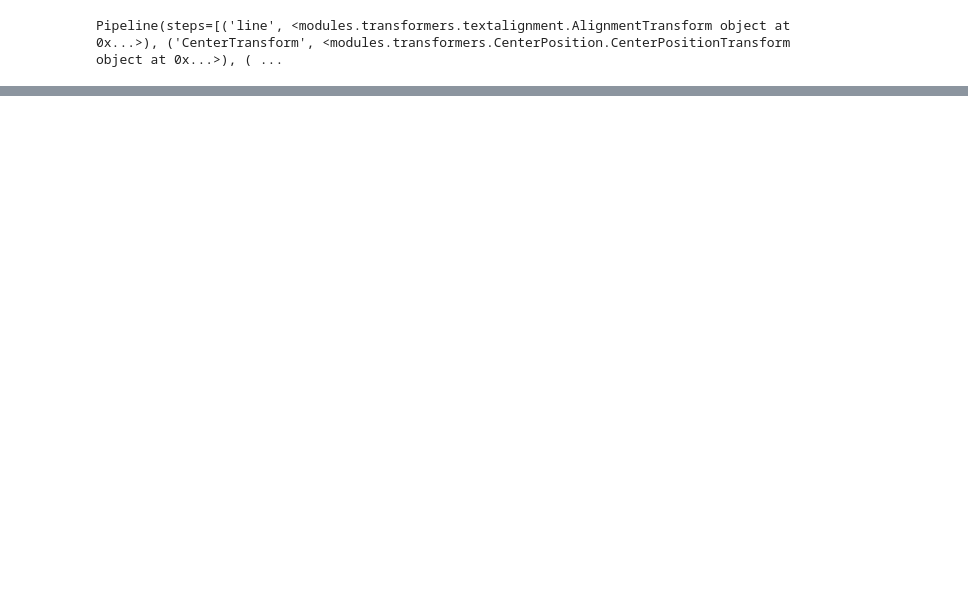
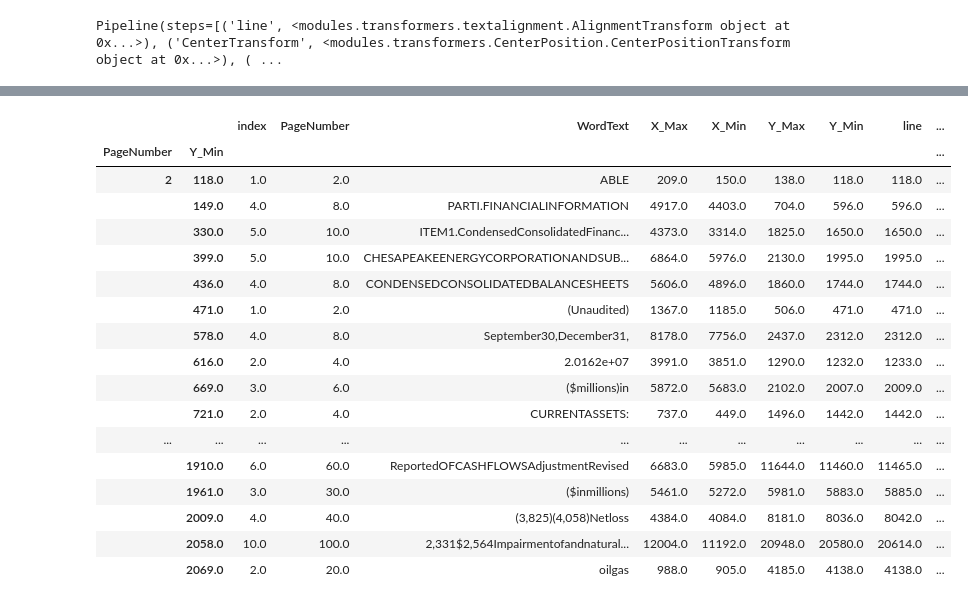
Before and after one commit to juangw/FinancialReporter, a Jupyter notebook: trcode/PageExtraction.ipynb, the cells around one changed output, grey strips where cells are left out. Saved outputs shown, nothing was run; the diff lists cells and outputs as text; code cells hidden in the pictures; blank space fills up the shorter version.

```diff
--- a/trcode/PageExtraction.ipynb
+++ b/trcode/PageExtraction.ipynb
@@ -174,0 +227,41 @@ print(combined.named_steps['line'].transform(chk_words))
+# %%
+def text_align(df):
+    newlist = []
+    previous = 0
+    count = 0
+    for row in df.Y_Min:
+        if count == 0:
+            previous = row
+            newlist.append(previous)
+        else:
+            if abs(row - previous) > 10:
+                previous = row
+                newlist.append(row)
+            else:
+                row = previous
+                newlist.append(row)
+        count = count + 1
+    return newlist
+# %%
+chk_words['Y_Min'] = text_align(chk_words)
+# %%
+chk_words.groupby(['PageNumber','Y_Min']).apply(lambda x: x.sum())
+# %% [output]
+|  |  | index | PageNumber | WordText | X_Max | X_Min | Y_Max | Y_Min | line | ... |
+| PageNumber | Y_Min |  |  |  |  |  |  |  |  | ... |
+| 2 | 118.0 | 1.0 | 2.0 | ABLE | 209.0 | 150.0 | 138.0 | 118.0 | 118.0 | ... |
+|  | 149.0 | 4.0 | 8.0 | PARTI.FINANCIALINFORMATION | 4917.0 | 4403.0 | 704.0 | 596.0 | 596.0 | ... |
+|  | 330.0 | 5.0 | 10.0 | ITEM1.CondensedConsolidatedFinanc... | 4373.0 | 3314.0 | 1825.0 | 1650.0 | 1650.0 | ... |
+|  | 399.0 | 5.0 | 10.0 | CHESAPEAKEENERGYCORPORATIONANDSUB... | 6864.0 | 5976.0 | 2130.0 | 1995.0 | 1995.0 | ... |
+|  | 436.0 | 4.0 | 8.0 | CONDENSEDCONSOLIDATEDBALANCESHEETS | 5606.0 | 4896.0 | 1860.0 | 1744.0 | 1744.0 | ... |
+|  | 471.0 | 1.0 | 2.0 | (Unaudited) | 1367.0 | 1185.0 | 506.0 | 471.0 | 471.0 | ... |
+|  | 578.0 | 4.0 | 8.0 | September30,December31, | 8178.0 | 7756.0 | 2437.0 | 2312.0 | 2312.0 | ... |
+|  | 616.0 | 2.0 | 4.0 | 2.0162e+07 | 3991.0 | 3851.0 | 1290.0 | 1232.0 | 1233.0 | ... |
+|  | 669.0 | 3.0 | 6.0 | ($millions)in | 5872.0 | 5683.0 | 2102.0 | 2007.0 | 2009.0 | ... |
+|  | 721.0 | 2.0 | 4.0 | CURRENTASSETS: | 737.0 | 449.0 | 1496.0 | 1442.0 | 1442.0 | ... |
+| ... | ... | ... | ... | ... | ... | ... | ... | ... | ... | ... |
+|  | 1910.0 | 6.0 | 60.0 | ReportedOFCASHFLOWSAdjustmentRevised | 6683.0 | 5985.0 | 11644.0 | 11460.0 | 11465.0 | ... |
+|  | 1961.0 | 3.0 | 30.0 | ($inmillions) | 5461.0 | 5272.0 | 5981.0 | 5883.0 | 5885.0 | ... |
+|  | 2009.0 | 4.0 | 40.0 | (3,825)(4,058)Netloss | 4384.0 | 4084.0 | 8181.0 | 8036.0 | 8042.0 | ... |
+|  | 2058.0 | 10.0 | 100.0 | 2,331$2,564Impairmentofandnatural... | 12004.0 | 11192.0 | 20948.0 | 20580.0 | 20614.0 | ... |
+|  | 2069.0 | 2.0 | 20.0 | oilgas | 988.0 | 905.0 | 4185.0 | 4138.0 | 4138.0 | ... |
```
Also changed, not shown: parts of 9 cells of this notebook, 1 other file.
